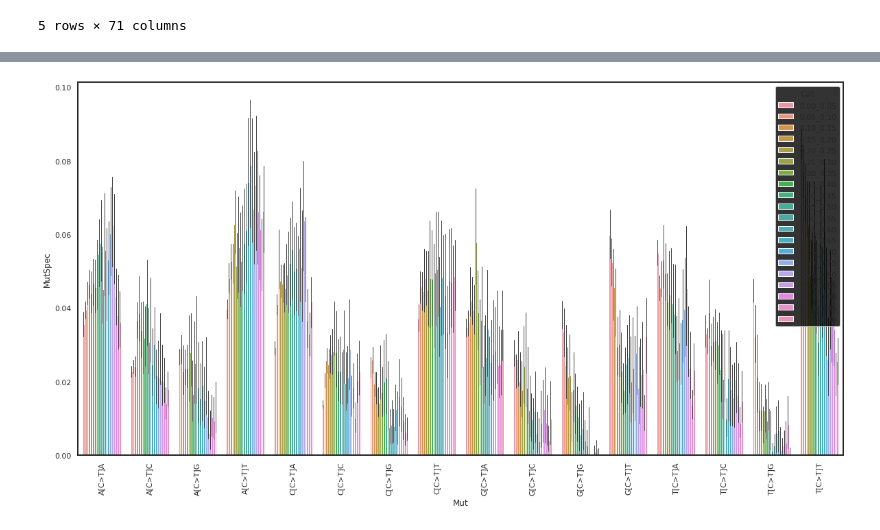
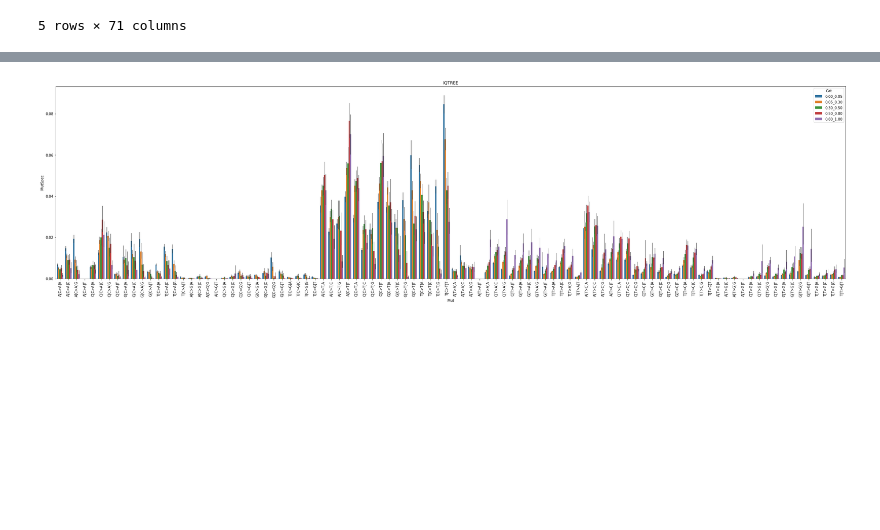
Before and after one commit to mitoclub/PyMutSpec, a Jupyter notebook: notebooks/pastml_report.ipynb, the cells around one changed output, grey strips where cells are left out. Saved outputs shown, nothing was run; the diff lists cells and outputs as text; code cells hidden in the pictures; blank space fills up the shorter version.

Commit message:
compared mut samples via proba

```diff
--- a/notebooks/pastml_report.ipynb
+++ b/notebooks/pastml_report.ipynb
@@ -503,14 +505,14 @@ def calc_tree_mutspec(mut, freqs, lbl="syn", pmin=0.0, pmax=1.0):
 
     return 96comp mutspec of each edge in one table
     """
+    # sample mutations
+    mut = mut[(mut.ProbaFull > pmin) & (mut.ProbaFull <= pmax)]
+
     mutspec = []
     for (ref_node, alt_node), cur_mut in mut.groupby(["RefNode", "AltNode"]):
         # sample freqs
         _cur_freq_df = freqs[(freqs.Node == ref_node) & (freqs.Label == lbl)]
         cur_freq = _cur_freq_df[possible_codons].sum(axis=0).to_dict()
-
-        # sample mutations
-        cur_mut = cur_mut[(cur_mut.ProbaFull > pmin) & (cur_mut.ProbaFull <= pmax)]
 
         # calculate mutspec
         ms192 = calculate_mutspec(cur_mut, cur_freq, lbl, True, True)
@@ -523,3 +525,10 @@ def calc_tree_mutspec(mut, freqs, lbl="syn", pmin=0.0, pmax=1.0):
     mutspec_df["MutBase"] = mutspec_df.Mut.str.slice(2, 5)
     mutspec_df["Context"] = mutspec_df.Mut.str.get(0) + mutspec_df.Mut.str.get(2) + mutspec_df.Mut.str.get(-1)
     return mutspec_df
+# %%
+space = [0.00, 0.05, 0.30, .50, 0.80, 1.00]
+# %%
+for p1, p2 in zip(space[:-1], space[1:]):
+    mut_exp_num_iqtree = mut_proba[(mut_proba.ProbaFull > p1) & (mut_proba.ProbaFull <= p2)].ProbaFull.sum()
+    mut_exp_num_pastml = mut_pastml[(mut_pastml.ProbaFull > p1) & (mut_pastml.ProbaFull <= p2)].ProbaFull.sum()
+    print(f"{p1:.2f}\t{p2:.2f}\t{mut_exp_num_iqtree:.1f}\t{mut_exp_num_pastml:.1f}")
@@ -526,8 +541,7 @@ def calc_tree_mutspec(mut, freqs, lbl="syn", pmin=0.0, pmax=1.0):
 # %%
 ms_cat_iqtree = []
-for p1 in np.linspace(0, 1, 21)[:-1]:
-    p2 = p1 + 0.05
-    ms = calc_tree_mutspec(mut_proba[(mut_proba.ProbaFull > p1) & (mut_proba.ProbaFull <= p2)], freqs_iqtree)
+for p1, p2 in zip(space[:-1], space[1:]):
+    ms = calc_tree_mutspec(mut_proba, freqs_iqtree, "syn", p1, p2)
     ms["Cat"] = f"{p1:.2f}_{p2:.2f}"
     ms_cat_iqtree.append(ms)
 
@@ -560,8 +557,9 @@ ms_cat_iqtree_df
 # %%
-plt.figure(figsize=(20, 10))
+plt.figure(figsize=(40, 10))
 sns.barplot(
-    x="Mut", y="MutSpec", hue="Cat", data=ms_cat_iqtree_df[ms_cat_iqtree_df.MutBase == "C>T"], errwidth=1
+    x="Mut", y="MutSpec", hue="Cat", data=ms_cat_iqtree_df, errwidth=1, order=order96
 )
+plt.title("IQTREE")
 plt.xticks(rotation=90);
 # %% [output]
-[figure, old version]
+[figure, new version]
```
Also changed, not shown: parts of 21 cells of this notebook.
